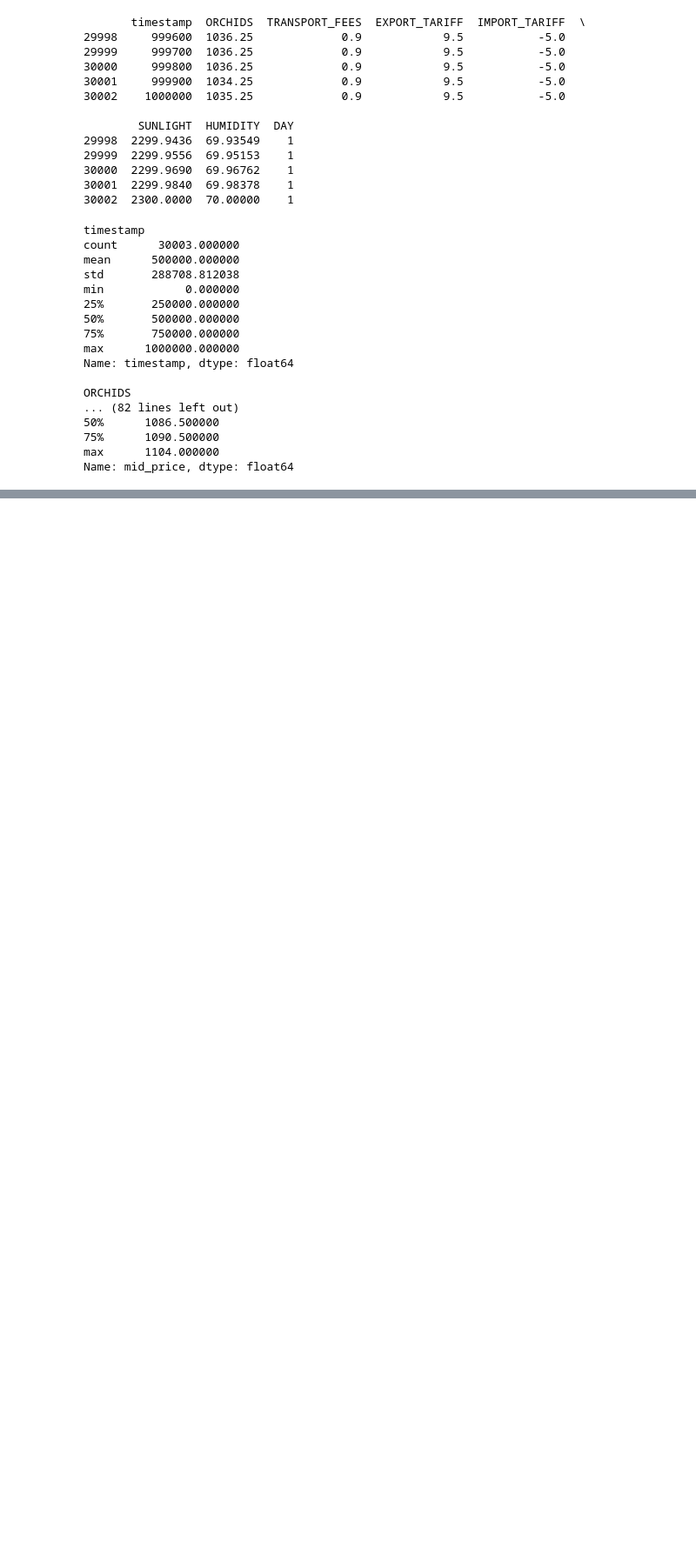
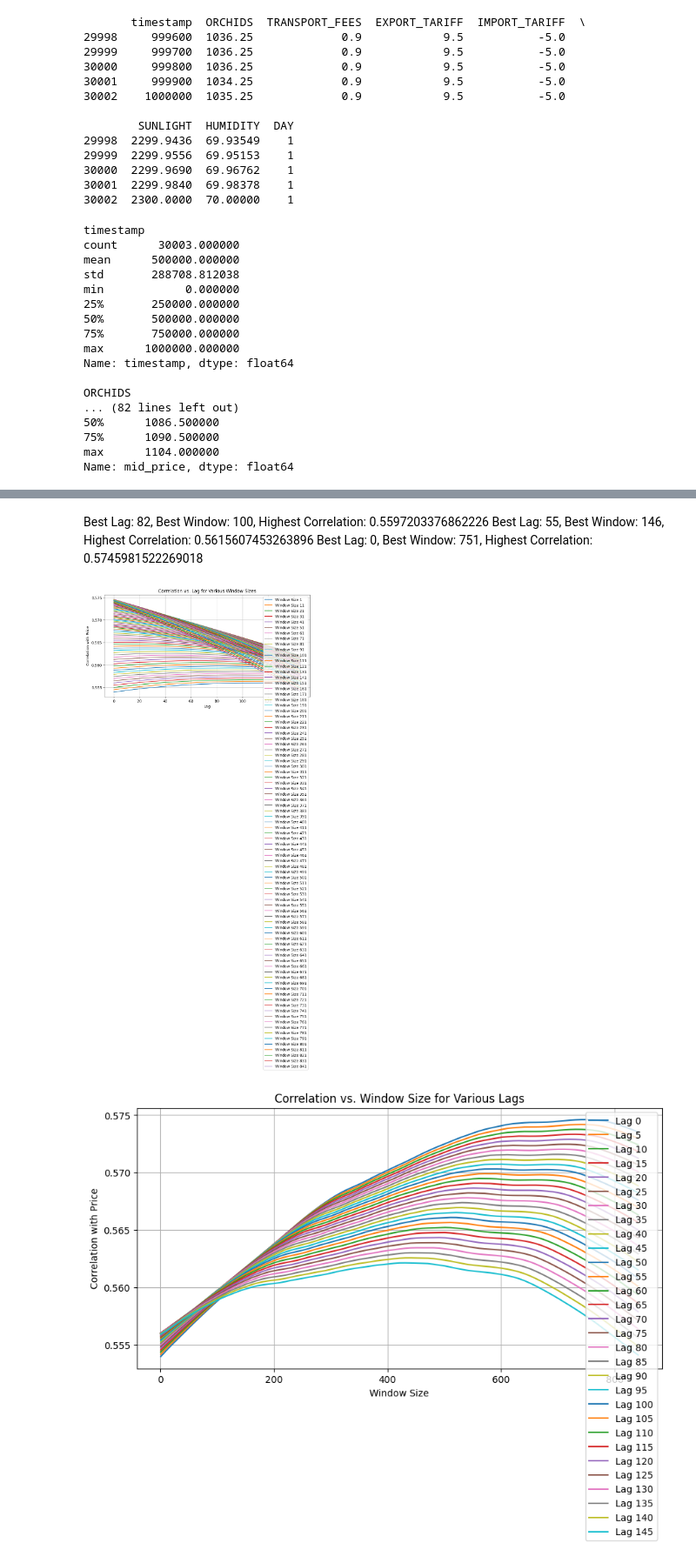
Before and after one commit to andrewliu08/prosperity-goats, a Jupyter notebook: research/round2/algo_trading/matt_research.ipynb, the cells around one changed output, grey strips where cells are left out. Shown at 87% size. Saved outputs shown, nothing was run; the diff lists cells and outputs as text; code cells hidden in the pictures; blank space fills up the shorter version.

```diff
--- a/research/round2/algo_trading/matt_research.ipynb
+++ b/research/round2/algo_trading/matt_research.ipynb
@@ -55,0 +152,34 @@ Name: mid_price, dtype: float64
+# %% [markdown]
+Best Lag: 82, Best Window: 100, Highest Correlation: 0.5597203376862226
+Best Lag: 55, Best Window: 146, Highest Correlation: 0.5615607453263896
+Best Lag: 0, Best Window: 751, Highest Correlation: 0.5745981522269018
+# %%
+corr_data = pd.DataFrame(corr_data)
+
+plt.figure(figsize=(10, 5))
+for window in windows:
+    plt.plot(corr_data[corr_data['Window Size'] == window]['Lag'],
+             corr_data[corr_data['Window Size'] == window]['Correlation'],
+             label=f'Window Size {window}')
+plt.xlabel('Lag')
+plt.ylabel('Correlation with Price')
+plt.title('Correlation vs. Lag for Various Window Sizes')
+plt.legend()
+plt.grid(True)
+plt.show()
+
+# Plot Correlation vs Window Size for a constant lag (example: the smallest lag)
+plt.figure(figsize=(10, 5))
+for lag in lags:
+    plt.plot(corr_data[corr_data['Lag'] == lag]['Window Size'],
+             corr_data[corr_data['Lag'] == lag]['Correlation'],
+             label=f'Lag {lag}')
+plt.xlabel('Window Size')
+plt.ylabel('Correlation with Price')
+plt.title('Correlation vs. Window Size for Various Lags')
+plt.legend()
+plt.grid(True)
+plt.show()
+# %% [output]
+[figure, added]
+[figure, added]
```
Also changed, not shown: parts of 18 cells of this notebook.
